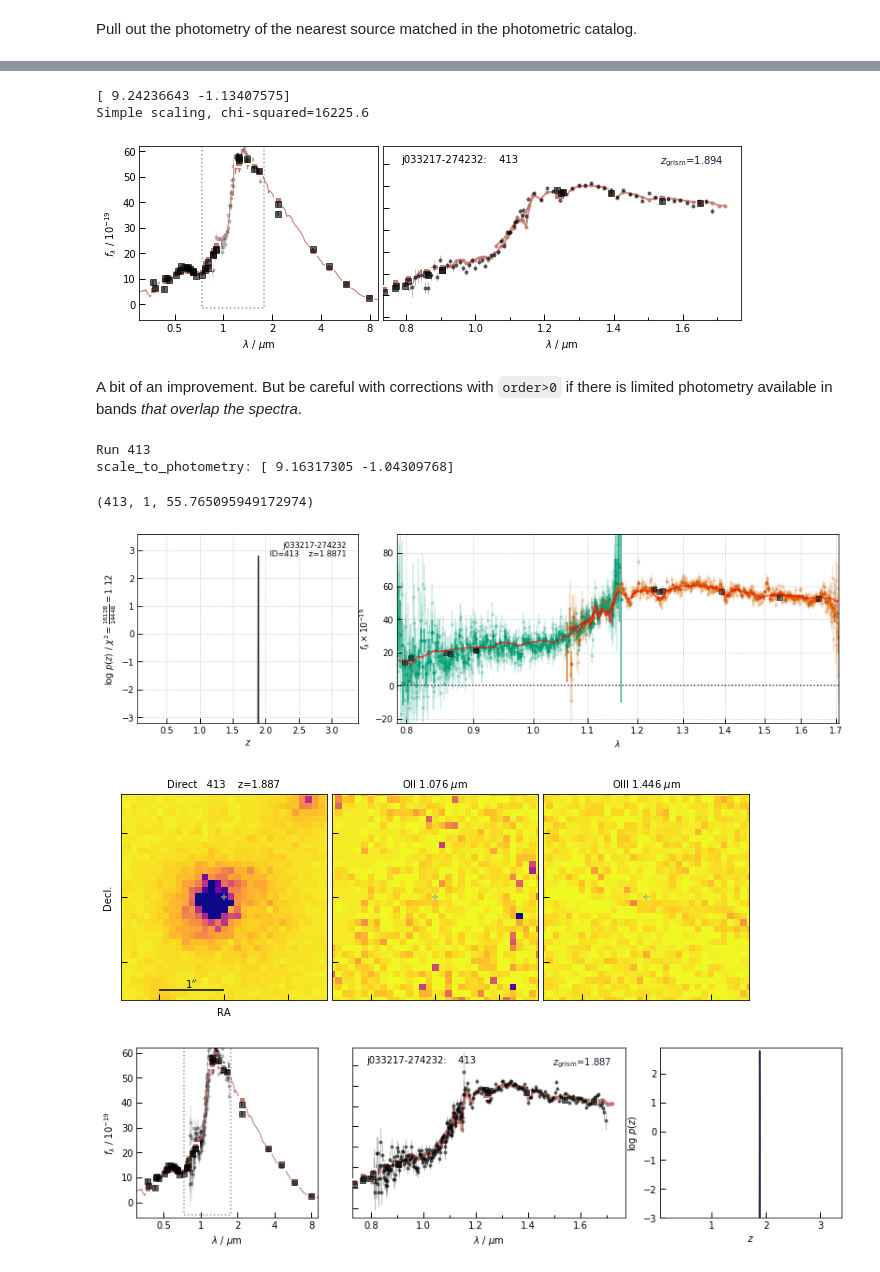
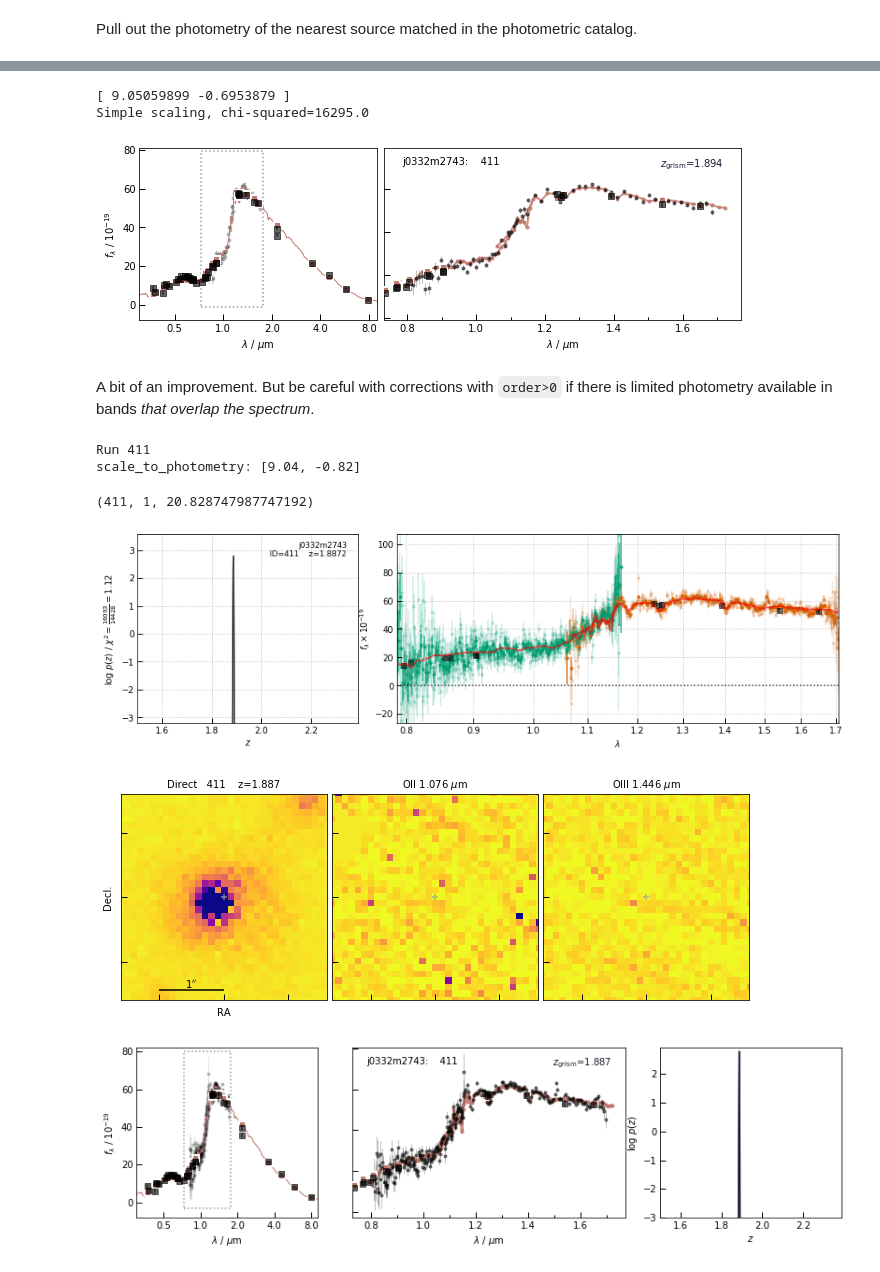
Before and after one commit to gbrammer/grizli, a Jupyter notebook: examples/Fit-with-Photometry.ipynb, the cells around one changed output, grey strips where cells are left out. Drawn from its saved outputs; the diff is of its cells as text; code cells hidden in the pictures.

```diff
--- a/examples/Fit-with-Photometry.ipynb
+++ b/examples/Fit-with-Photometry.ipynb
@@ -59,7 +60,7 @@ version = 'v4.1'
 params = {}
 params['CATALOG_FILE'] = '{0}_3dhst.{1}.cats/Catalog/{0}_3dhst.{1}.cat'.format(field, version)
 params['Z_STEP'] = 0.002
-params['Z_MAX'] = 4
+params['Z_MAX'] = 10
 
 params['MAIN_OUTPUT_FILE'] = '{0}_3dhst.{1}.eazypy'.format(field, version)
 params['PRIOR_FILTER'] = 205
@@ -111,7 +112,7 @@ t0 = args['t0']
 ##
 ## `zgrid` defaults to ez.zgrid, be explicit here to show you can
 ## change it.
-ep = photoz.EazyPhot(ez, grizli_templates=t0, zgrid=ez.zgrid)
+phot_obj = photoz.EazyPhot(ez, grizli_templates=t0, zgrid=ez.zgrid)
 # %% [output]
 Process template fsps/fsps_QSF_12_v3_nolines_001.dat.
 Process template fsps/fsps_QSF_12_v3_nolines_002.dat.
@@ -138,7 +139,7 @@ tab['ra'] = [53.0657456, 53.0624459]
 tab['dec'] = [-27.720518, -27.707018]
 
 # Internal grizli catalog
-gcat = utils.read_catalog('j033217-274232_phot.fits')
+gcat = utils.read_catalog('{0}_phot.fits'.format(root))
 
 idx, dr = gcat.match_to_catalog_sky(tab)
 source_ids = gcat['number'][idx]
@@ -200,7 +201,7 @@ mb = multifit.MultiBeam(beams_file, MW_EBV=args['MW_EBV'],
 Pull out the photometry of the nearest source matched in the photometric catalog.
 # %%
 # Generate the `phot` dictionary
-phot, ii, dd = ep.get_phot_dict(mb.ra, mb.dec)
+phot, ii, dd = phot_obj.get_phot_dict(mb.ra, mb.dec)
 label = "3DHST Catalog ID: {0}, dr={1:.2f}, zphot={2:.3f}"
 print(label.format(ez.cat['id'][ii], dd, ez.zbest[ii]))
 
@@ -295,5 +301,9 @@ The function computed a multiplicative factor 10/8.89=1.12 to apply to the spect
 # %%
-# Template rescaling, linear
+# Reset scale parameter
+if hasattr(mb,'pscale'):
+    delattr(mb, 'pscale')
+
+# Template rescaling, linear fit
 scl = mb.scale_to_photometry(order=1)
 
 # has funny units of polynomial coefficients times 10**power,
@@ -309,20 +319,20 @@ tfit = mb.template_at_z(z=z_phot)
 print('Simple scaling, chi-squared={0:.1f}'.format(tfit['chi2']))
 fig = fitting.full_sed_plot(mb, tfit, zfit=None, bin=4)
 # %% [output]
-[ 9.24236643 -1.13407575]
-Simple scaling, chi-squared=16225.6
+[ 9.05059899 -0.6953879 ]
+Simple scaling, chi-squared=16295.0
-[figure, old version]
+[figure, new version]
 # %% [markdown]
-A bit of an improvement.  But be careful with corrections with `order>0` if there is limited photometry available in bands *that overlap the spectra*.
+A bit of an improvement.  But be careful with corrections with `order>0` if there is limited photometry available in bands *that overlap the spectrum*.
 # %%
-# Now run the full redshift fit script, which will include the scaling
+# Now run the full redshift fit script with the photometry, which will also do the scaling
 order=1
 fitting.run_all_parallel(id, phot=phot, verbose=False,
-                         scale_photometry=order+1)
+                         scale_photometry=order+1, zr=[1.5, 2.4])
 # %% [output]
-Run 413
-scale_to_photometry: [ 9.16317305 -1.04309768]
+Run 411
+scale_to_photometry: [9.04, -0.82]
-(413, 1, 55.765095949172974)
+(411, 1, 20.828747987747192)
-[figure, old version]
+[figure, new version]
-[figure, old version]
+[figure, new version]
-[figure, old version]
+[figure, new version]
```
Also changed, not shown: parts of 25 cells of this notebook, 1 other file.
